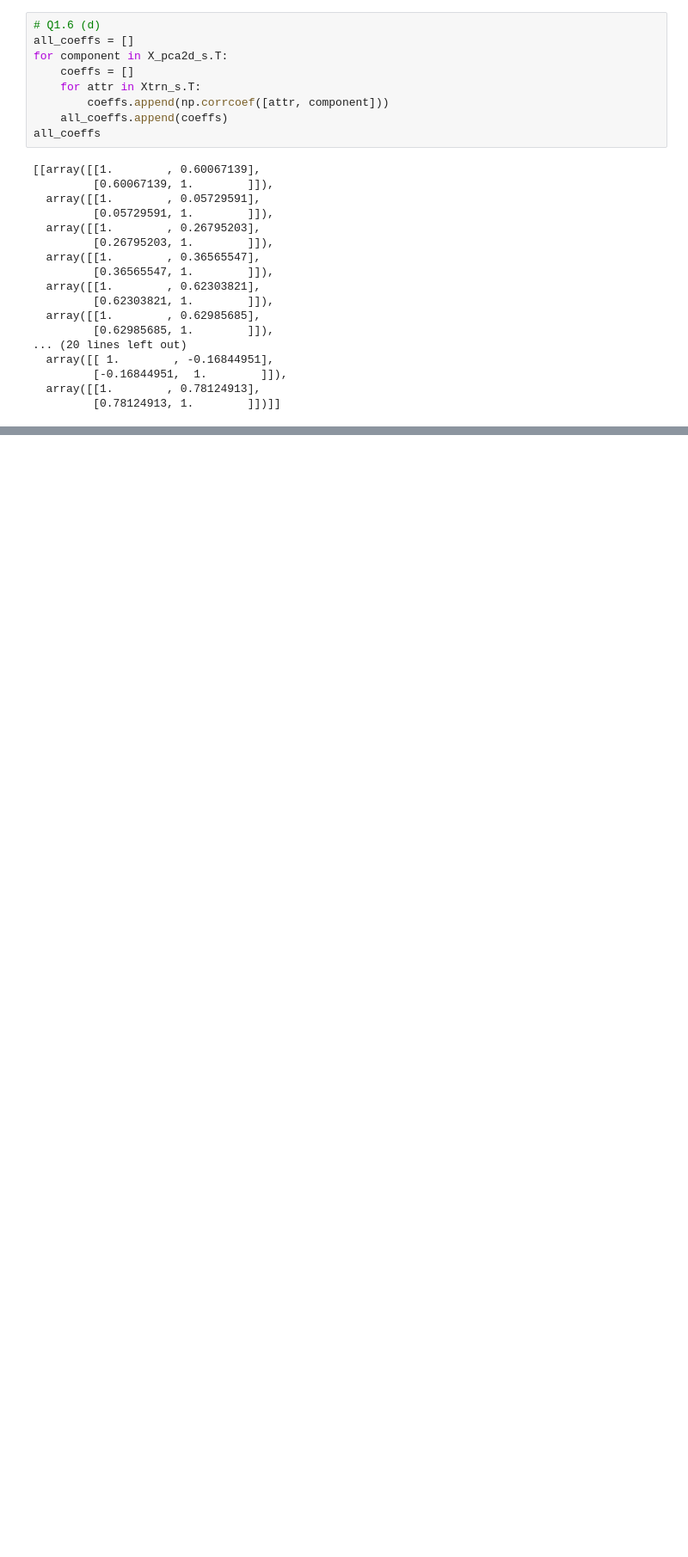
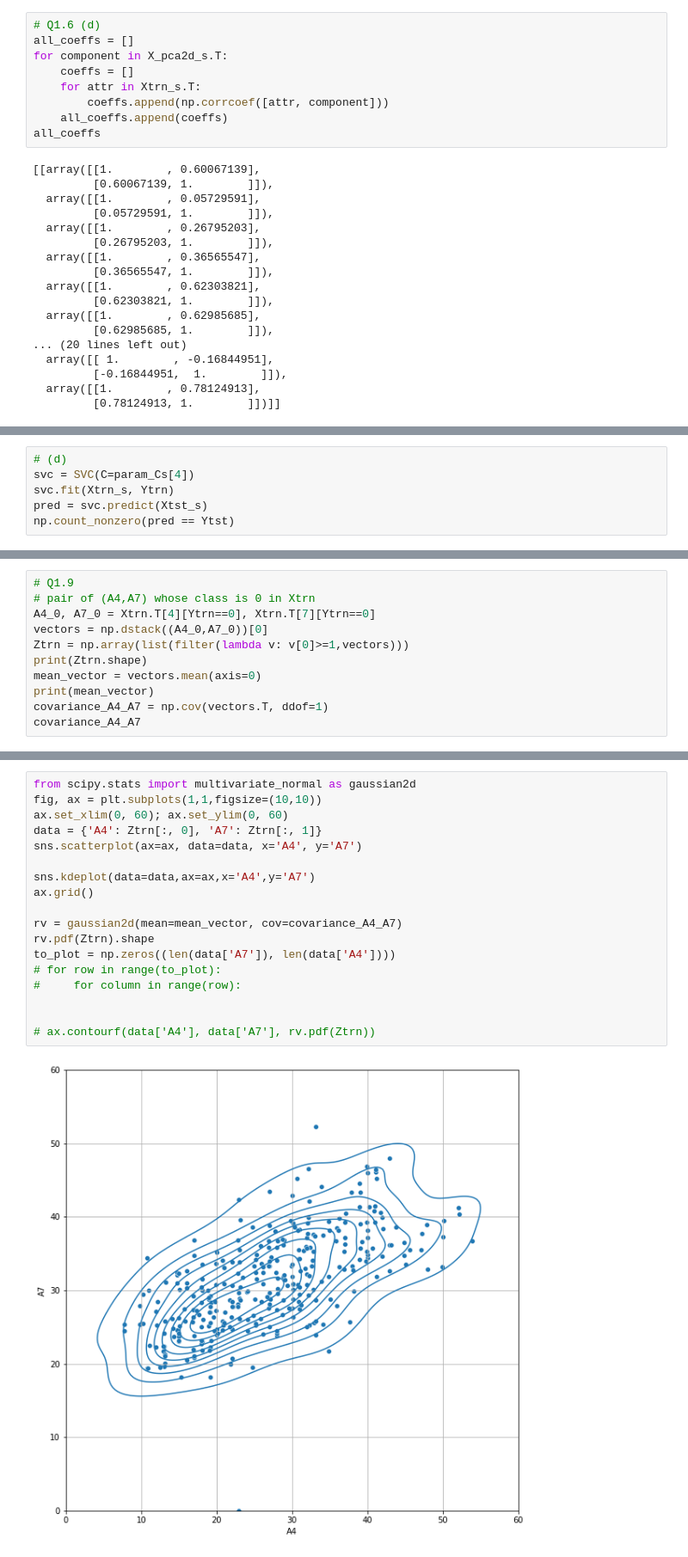
Before and after one commit to monkey-sheng/IAML-CW2, a Jupyter notebook: iaml212cw2_q1.ipynb, the cells around one changed output, grey strips where cells are left out. Shown at 86% size. Cells and saved outputs as stored; diff of their text form; blank space fills up the shorter version.

```diff
--- a/iaml212cw2_q1.ipynb
+++ b/iaml212cw2_q1.ipynb
@@ -292,0 +358,6 @@ skf = StratifiedKFold(n_splits=5)
+# %%
+# (d)
+svc = SVC(C=param_Cs[4])
+svc.fit(Xtrn_s, Ytrn)
+pred = svc.predict(Xtst_s)
+np.count_nonzero(pred == Ytst)
@@ -292,0 +366,11 @@ skf = StratifiedKFold(n_splits=5)
+# %%
+# Q1.9
+# pair of (A4,A7) whose class is 0 in Xtrn
+A4_0, A7_0 = Xtrn.T[4][Ytrn==0], Xtrn.T[7][Ytrn==0]
+vectors = np.dstack((A4_0,A7_0))[0]
+Ztrn = np.array(list(filter(lambda v: v[0]>=1,vectors)))
+print(Ztrn.shape)
+mean_vector = vectors.mean(axis=0)
+print(mean_vector)
+covariance_A4_A7 = np.cov(vectors.T, ddof=1)
+covariance_A4_A7
@@ -292,0 +382,20 @@ skf = StratifiedKFold(n_splits=5)
+# %%
+from scipy.stats import multivariate_normal as gaussian2d
+fig, ax = plt.subplots(1,1,figsize=(10,10))
+ax.set_xlim(0, 60); ax.set_ylim(0, 60)
+data = {'A4': Ztrn[:, 0], 'A7': Ztrn[:, 1]}
+sns.scatterplot(ax=ax, data=data, x='A4', y='A7')
+
+sns.kdeplot(data=data,ax=ax,x='A4',y='A7')
+ax.grid()
+
+rv = gaussian2d(mean=mean_vector, cov=covariance_A4_A7)
+rv.pdf(Ztrn).shape
+to_plot = np.zeros((len(data['A7']), len(data['A4'])))
+# for row in range(to_plot):
+#     for column in range(row):
+
+
+# ax.contourf(data['A4'], data['A7'], rv.pdf(Ztrn))
+# %% [output]
+[figure, added]
```
Also changed, not shown: parts of 6 cells of this notebook, 13 other files.
